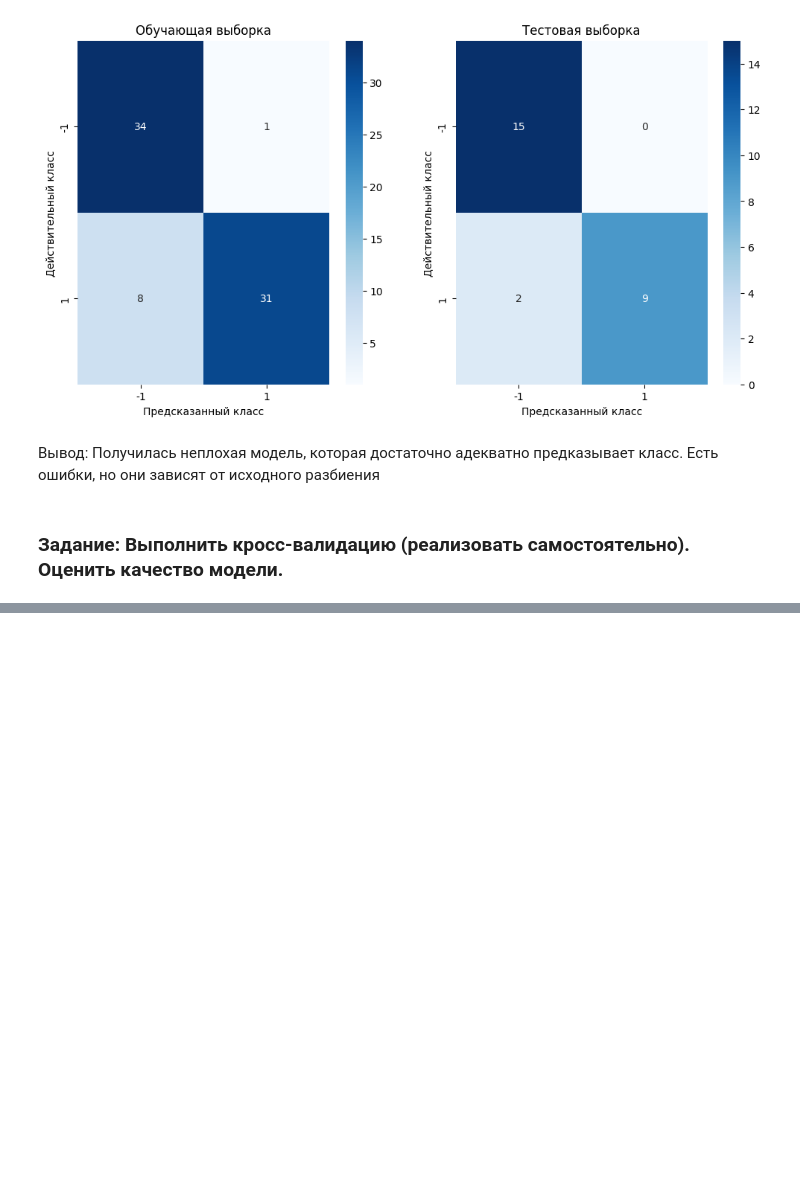
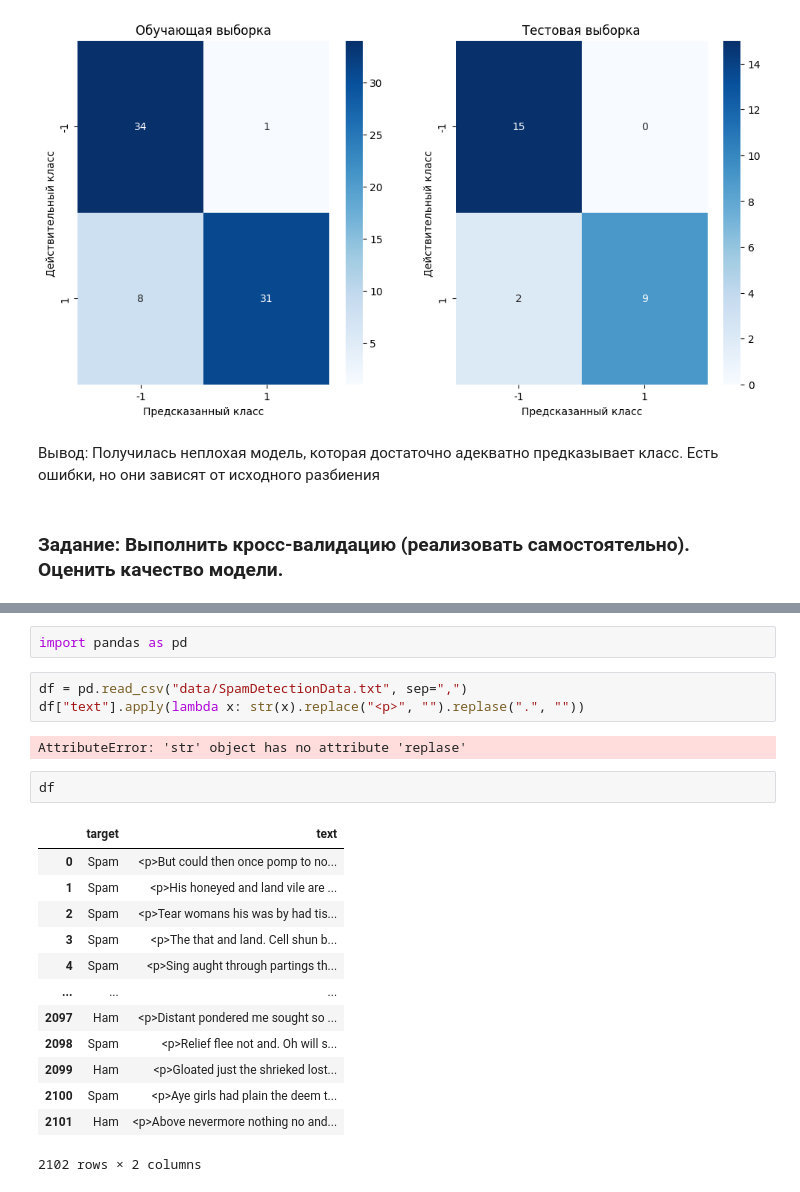
Before and after one commit to J0hnLenin/MachineLearningLabs, a Jupyter notebook: Lab07.ipynb, the cells around one changed output, grey strips where cells are left out. Cells and saved outputs as stored; diff of their text form; blank space fills up the shorter version.

```diff
--- a/Lab07.ipynb
+++ b/Lab07.ipynb
@@ -331,0 +360,23 @@ new_X.shape
+# %%
+import pandas as pd
+# %%
+df = pd.read_csv("data/SpamDetectionData.txt", sep=",")
+df["text"].apply(lambda x: str(x).replace("<p>", "").replase(".", ""))
+# %% [output]
+AttributeError: 'str' object has no attribute 'replase'
+# %%
+df
+# %% [output]
+|  | target | text |
+| 0 | Spam | <p>But could then once pomp to no... |
+| 1 | Spam | <p>His honeyed and land vile are ... |
+| 2 | Spam | <p>Tear womans his was by had tis... |
+| 3 | Spam | <p>The that and land. Cell shun b... |
+| 4 | Spam | <p>Sing aught through partings th... |
+| ... | ... | ... |
+| 2097 | Ham | <p>Distant pondered me sought so ... |
+| 2098 | Spam | <p>Relief flee not and. Oh will s... |
+| 2099 | Ham | <p>Gloated just the shrieked lost... |
+| 2100 | Spam | <p>Aye girls had plain the deem t... |
+| 2101 | Ham | <p>Above nevermore nothing no and... |
+2102 rows × 2 columns
```
Also changed, not shown: parts of 6 cells of this notebook, 1 other file.
